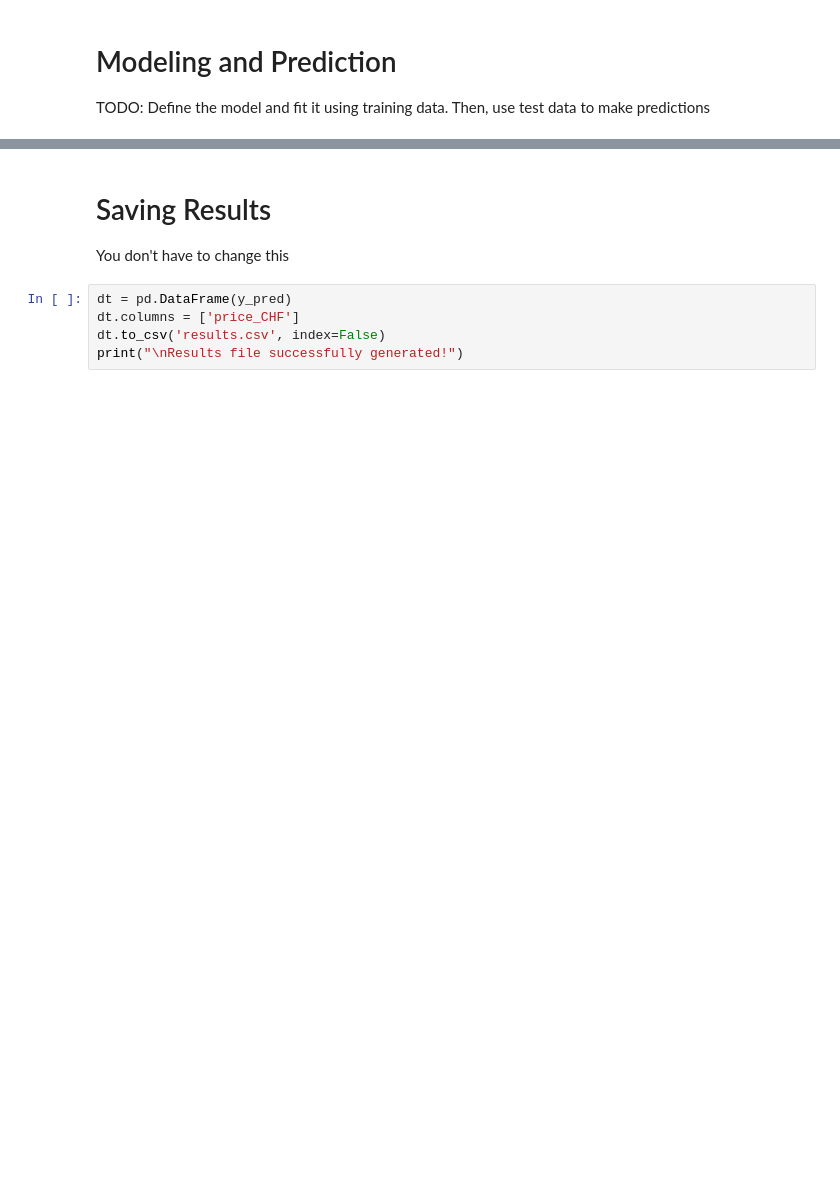
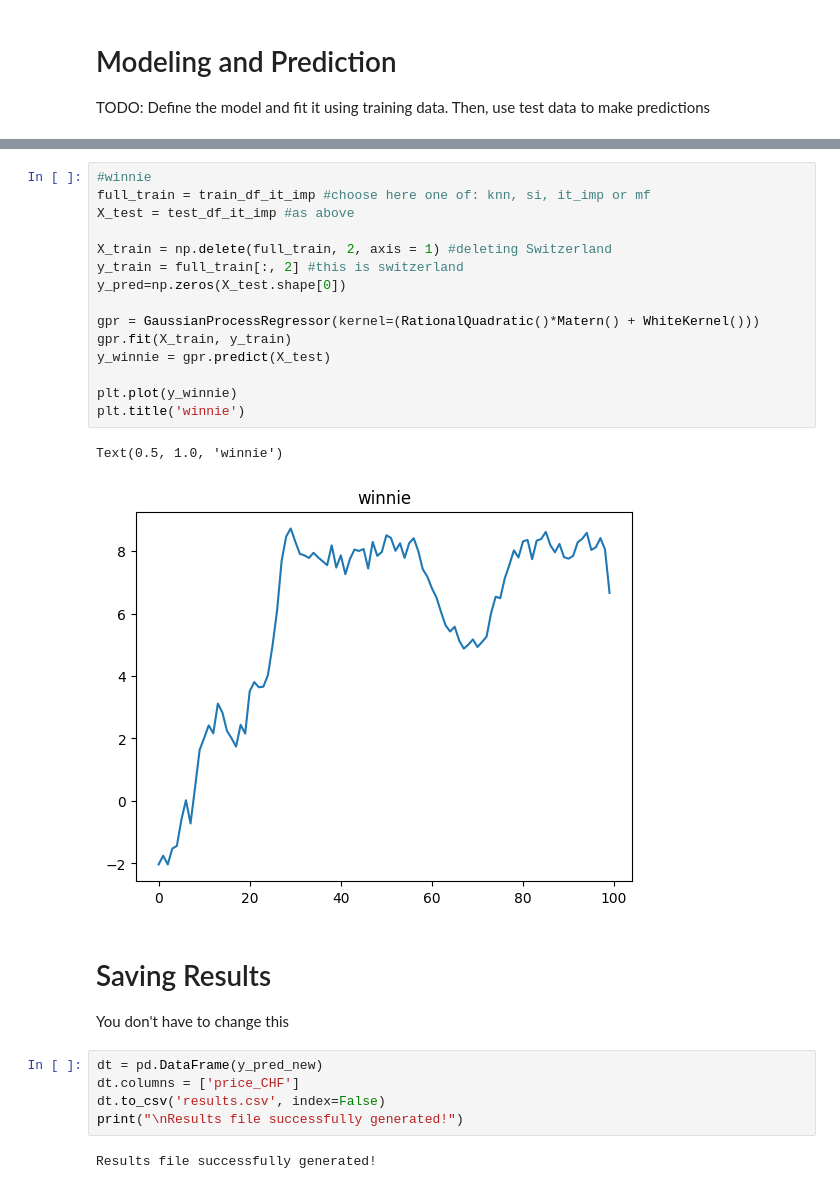
Before and after one commit to AntoniaGrindrod/IML-Task-2, a Jupyter notebook: template_solution.ipynb, the cells around one changed output, grey strips where cells are left out. Saved outputs shown, nothing was run; the diff lists cells and outputs as text; blank space fills up the shorter version.

```diff
--- a/template_solution.ipynb
+++ b/template_solution.ipynb
@@ -386,8 +448,28 @@ assert y_pred.shape == (100,), "Invalid data shape"
+# %%
+#winnie
+full_train = train_df_it_imp #choose here one of: knn, si, it_imp or mf
+X_test = test_df_it_imp #as above
+
+X_train = np.delete(full_train, 2, axis = 1) #deleting Switzerland
+y_train = full_train[:, 2] #this is switzerland
+y_pred=np.zeros(X_test.shape[0])
+
+gpr = GaussianProcessRegressor(kernel=(RationalQuadratic()*Matern() + WhiteKernel()))
+gpr.fit(X_train, y_train)
+y_winnie = gpr.predict(X_test)
+
+plt.plot(y_winnie)
+plt.title('winnie')
+# %% [output]
+Text(0.5, 1.0, 'winnie')
+[figure, added]
 # %% [markdown]
 # Saving Results
 You don't have to change this
 # %%
-dt = pd.DataFrame(y_pred)
+dt = pd.DataFrame(y_pred_new)
 dt.columns = ['price_CHF']
 dt.to_csv('results.csv', index=False)
 print("\nResults file successfully generated!")
+# %% [output]
+Results file successfully generated!
```
Also changed, not shown: parts of 9 cells of this notebook, 1 other file.
